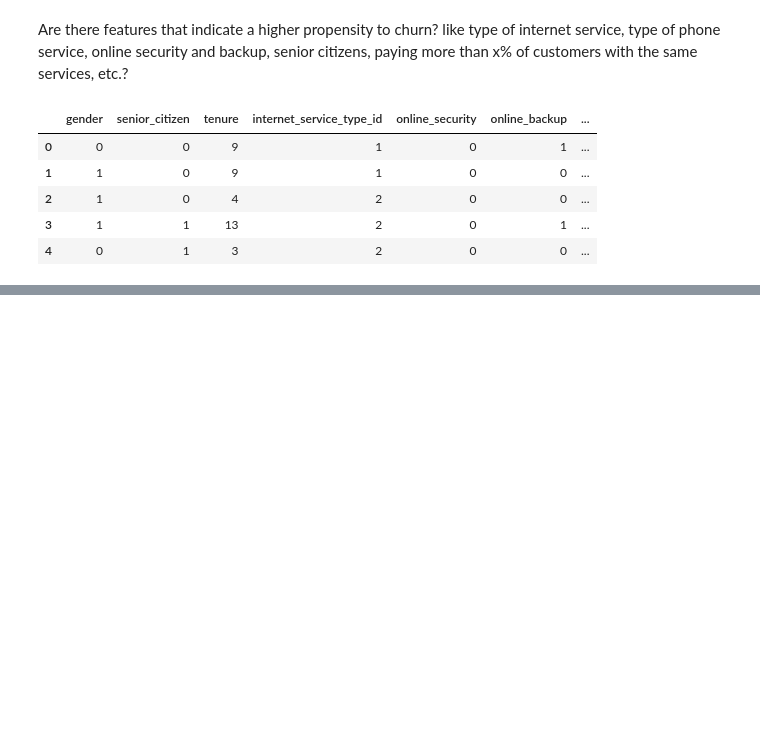
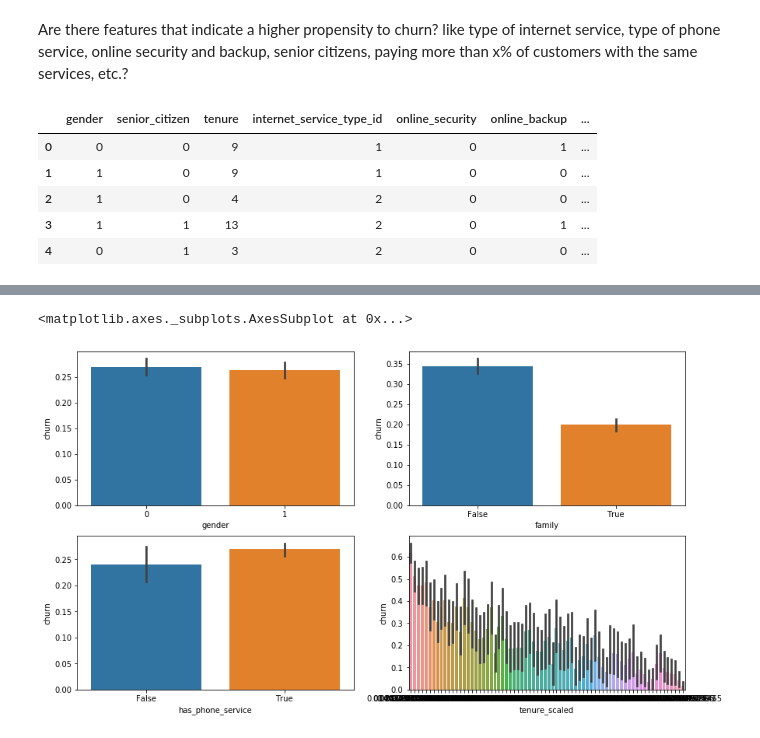
Before and after one commit to Jeff-Hutchins/telco-churn-project, a Jupyter notebook: exploration.ipynb, the cells around one changed output, grey strips where cells are left out. Drawn from its saved outputs; the diff is of its cells as text; code cells hidden in the pictures; blank space fills up the shorter version.

```diff
--- a/exploration.ipynb
+++ b/exploration.ipynb
@@ -126,0 +202,2 @@ sns.barplot(x="internet_service_type_id", y="churn", data=df)
+# %%
+df_train = X_train.join(y_train)
@@ -126,0 +213,17 @@ sns.barplot(x="internet_service_type_id", y="churn", data=df)
+# %%
+plt.figure(figsize=(14,8))
+
+plt.subplot(2,2,1)
+sns.barplot(x="gender", y="churn", data=df_train)
+
+plt.subplot(2,2,2)
+sns.barplot(x="family", y="churn", data=df_train)
+
+plt.subplot(2,2,3)
+sns.barplot(x="has_phone_service", y="churn", data=df_train)
+
+plt.subplot(2,2,4)
+sns.barplot(x="tenure_scaled", y="churn", data=df_train)
+# %% [output]
+<matplotlib.axes._subplots.AxesSubplot at 0x...>
+[figure, added]
```
Also changed, not shown: parts of 8 cells of this notebook, 6 other files.
